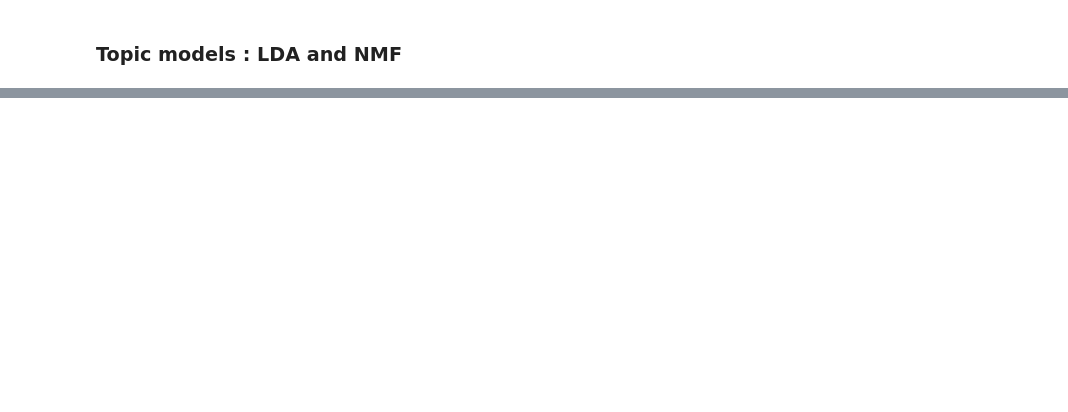
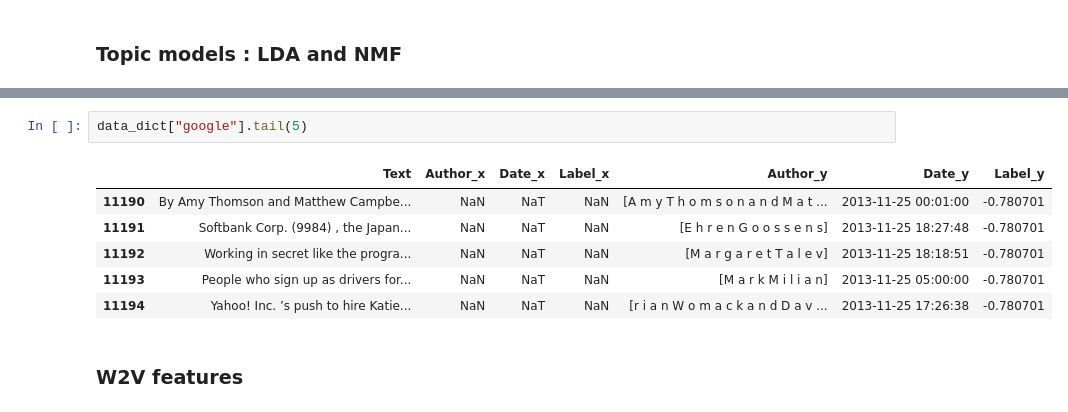
Before and after one commit to LouisRouss/PIE, a Jupyter notebook: Yann/notebooks/Testing packages.ipynb, the cells around one changed output, grey strips where cells are left out. Saved outputs shown, nothing was run; the diff lists cells and outputs as text; blank space fills up the shorter version.

Commit message:
Labellisation

```diff
--- a/Yann/notebooks/Testing packages.ipynb
+++ b/Yann/notebooks/Testing packages.ipynb
@@ -320,0 +212,11 @@ Nombre de valeurs : 1284, Première date : 2020-12-28T17:41:00.000000000, derni
+# %%
+data_dict["google"].tail(5)
+# %% [output]
+|  | Text | Author_x | Date_x | Label_x | Author_y | Date_y | Label_y |
+| 11190 | By Amy Thomson and Matthew Campbe... | NaN | NaT | NaN | [A m y T h o m s o n a n d M a t ... | 2013-11-25 00:01:00 | -0.780701 |
+| 11191 | Softbank Corp. (9984) , the Japan... | NaN | NaT | NaN | [E h r e n G o o s s e n s] | 2013-11-25 18:27:48 | -0.780701 |
+| 11192 | Working in secret like the progra... | NaN | NaT | NaN | [M a r g a r e t T a l e v] | 2013-11-25 18:18:51 | -0.780701 |
+| 11193 | People who sign up as drivers for... | NaN | NaT | NaN | [M a r k M i l i a n] | 2013-11-25 05:00:00 | -0.780701 |
+| 11194 | Yahoo! Inc. ’s push to hire Katie... | NaN | NaT | NaN | [r i a n W o m a c k a n d D a v ... | 2013-11-25 17:26:38 | -0.780701 |
+# %% [markdown]
+### W2V features
```
Also changed, not shown: parts of 30 cells of this notebook, 4 other files.
